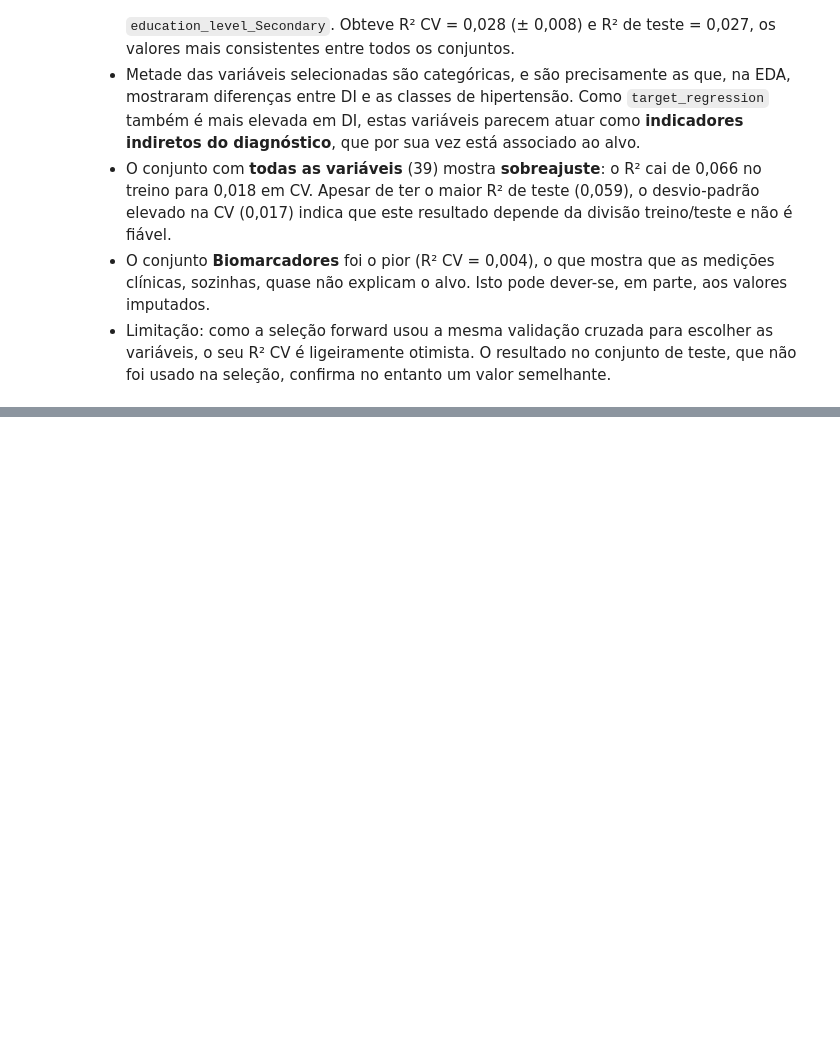
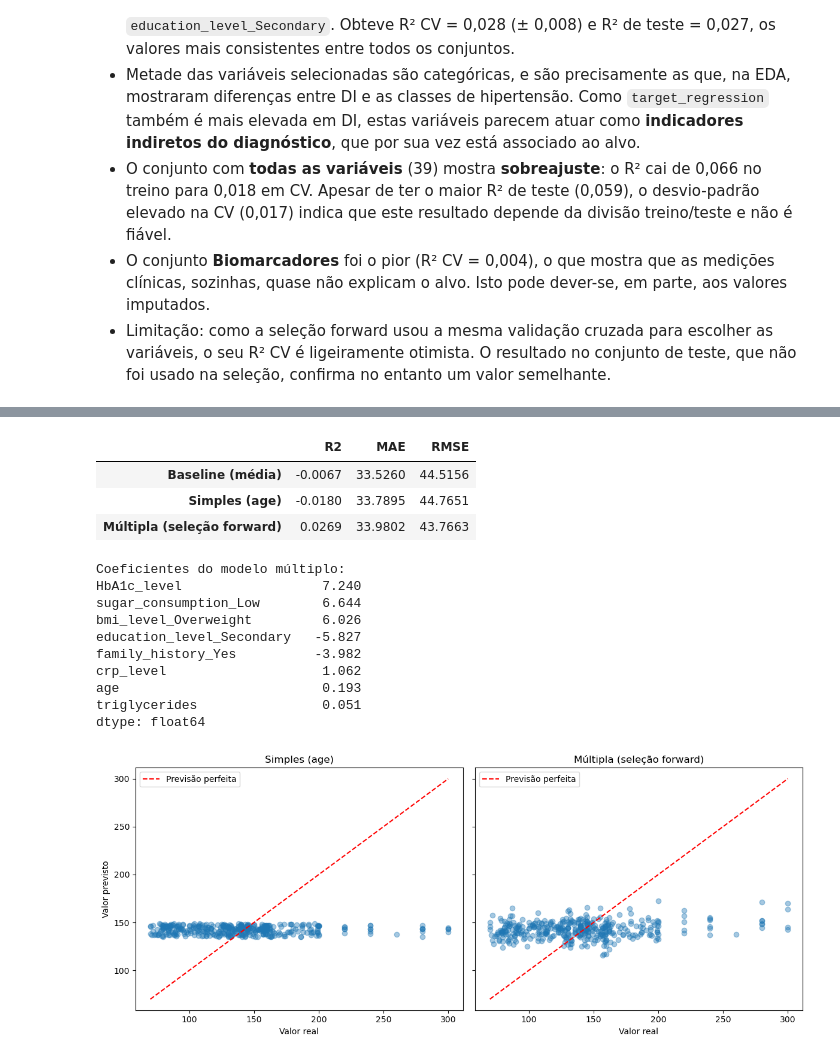
Before and after one commit to 1231478-Ellah-Fleischmann/APRAU-PROJETO, a Jupyter notebook: notebooks/APRAU_EFG_M1A_1231478_1230806.ipynb, the cells around one changed output, grey strips where cells are left out. Drawn from its saved outputs; the diff is of its cells as text; code cells hidden in the pictures; blank space fills up the shorter version.

```diff
--- a/notebooks/APRAU_EFG_M1A_1231478_1230806.ipynb
+++ b/notebooks/APRAU_EFG_M1A_1231478_1230806.ipynb
@@ -709,0 +714,51 @@ Variáveis escolhidas pela seleção forward: ['age', 'HbA1c_level', 'triglyceri
+# %%
+from sklearn.dummy import DummyRegressor
+
+# Baseline: prevê sempre a média
+baseline = DummyRegressor(strategy='mean').fit(X_train, y_train)
+y_prev_base = baseline.predict(X_test)
+
+# Modelo múltiplo final
+modelo_mult = LinearRegression().fit(Xd_train[vars_forward], y_train)
+y_prev_mult = modelo_mult.predict(Xd_test[vars_forward])
+
+comparacao = pd.DataFrame({
+    'Baseline (média)':               avaliar(y_test, y_prev_base),
+    f'Simples ({melhor_var})':        avaliar(y_test, y_prev_simples),
+    'Múltipla (seleção forward)':     avaliar(y_test, y_prev_mult),
+}).T
+display(comparacao.round(4))
+
+# Coeficientes do modelo múltiplo
+coefs = pd.Series(modelo_mult.coef_, index=vars_forward).sort_values(key=abs, ascending=False)
+print("\nCoeficientes do modelo múltiplo:")
+print(coefs.round(3))
+
+# Gráfico: valores reais vs previstos
+fig, axes = plt.subplots(1, 2, figsize=(12, 5), sharey=True)
+for ax, prev, titulo in zip(axes, [y_prev_simples, y_prev_mult],
+                            [f'Simples ({melhor_var})', 'Múltipla (seleção forward)']):
+    ax.scatter(y_test, prev, alpha=0.4)
+    ax.plot([y_test.min(), y_test.max()], [y_test.min(), y_test.max()], 'r--', label='Previsão perfeita')
+    ax.set_xlabel('Valor real')
+    ax.set_title(titulo)
+    ax.legend()
+axes[0].set_ylabel('Valor previsto')
+plt.tight_layout()
+plt.show()
+# %% [output]
+|  | R2 | MAE | RMSE |
+| Baseline (média) | -0.0067 | 33.5260 | 44.5156 |
+| Simples (age) | -0.0180 | 33.7895 | 44.7651 |
+| Múltipla (seleção forward) | 0.0269 | 33.9802 | 43.7663 |
+Coeficientes do modelo múltiplo:
+HbA1c_level                  7.240
+sugar_consumption_Low        6.644
+bmi_level_Overweight         6.026
+education_level_Secondary   -5.827
+family_history_Yes          -3.982
+crp_level                    1.062
+age                          0.193
+triglycerides                0.051
+dtype: float64
+[figure, added]
```
Also changed, not shown: parts of 2 cells of this notebook.
